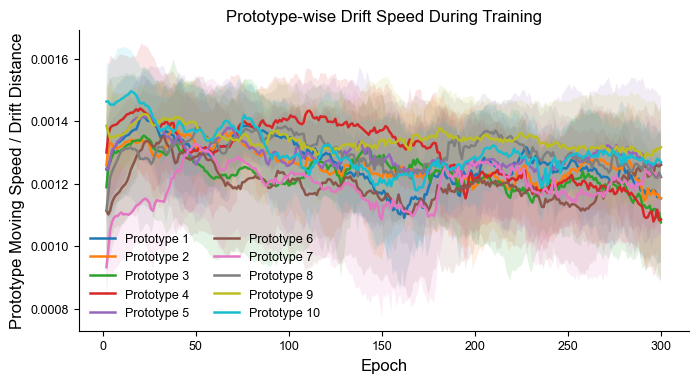
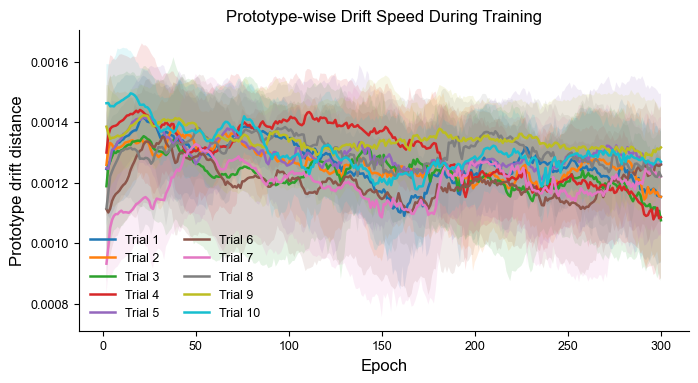
The change to this notebook cell's code, shown as a diff; its figure went from the first image to the second:
--- before
+++ after
@@ -1,2 +1,3 @@
+# -*- coding: utf-8 -*-
 import os
 import torch
@@ -43,6 +44,11 @@
 
     for e in epochs:
+        file_path = f"{save_path}/proto_trial_{trial}_epoch_{e}.pth"
+
+        if not os.path.exists(file_path):
+            raise FileNotFoundError(f"File not found: {file_path}")
+
         p = torch.load(
-            f"{save_path}/proto_trial_{trial}_epoch_{e}.pth",
+            file_path,
             map_location="cpu"
         )
@@ -51,9 +57,9 @@
         protos.append(p)
 
-    protos = np.stack(protos)  
+    protos = np.stack(protos)
     # shape: [num_epochs, num_prototypes, embedding_dim]
 
     # epoch-wise prototype movement
-    # shape: [num_epochs - 1, num_prototypes]
+    # proto_drift shape: [num_epochs - 1, num_prototypes]
     proto_drift = np.linalg.norm(
         protos[1:] - protos[:-1],
@@ -70,8 +76,8 @@
 
 # =========================
-# 统计：10个trials平均与标准差
+# 统计：每个 prototype 在 10 个 trials 上的平均与标准差
 # =========================
 mean_proto_drift = all_trial_proto_drifts.mean(axis=0)
-std_proto_drift = all_trial_proto_drifts.std(axis=0)
+std_proto_drift = all_trial_proto_drifts.std(axis=0, ddof=1)
 
 # shape: [num_epochs - 1, num_prototypes]
@@ -79,4 +85,8 @@
 
 epoch_axis = np.arange(2, len(epochs) + 1)
+
+print("Mean prototype drift shape:", mean_proto_drift.shape)
+print("Std prototype drift shape:", std_proto_drift.shape)
+print("Number of prototypes:", num_prototypes)
 
 
@@ -92,4 +102,5 @@
 plt.rcParams['axes.titlesize'] = 12
 plt.rcParams['svg.fonttype'] = 'none'
+plt.rcParams['pdf.fonttype'] = 42
 
 
@@ -106,5 +117,5 @@
         mean_proto_drift[:, p],
         linewidth=1.8,
-        label=f"Prototype {p + 1}"
+        label=f"Trial {p + 1}"
     )
 
@@ -117,5 +128,5 @@
 
 ax.set_xlabel("Epoch")
-ax.set_ylabel("Prototype Moving Speed / Drift Distance")
+ax.set_ylabel("Prototype drift distance")
 ax.set_title("Prototype-wise Drift Speed During Training")
 

Commit: update